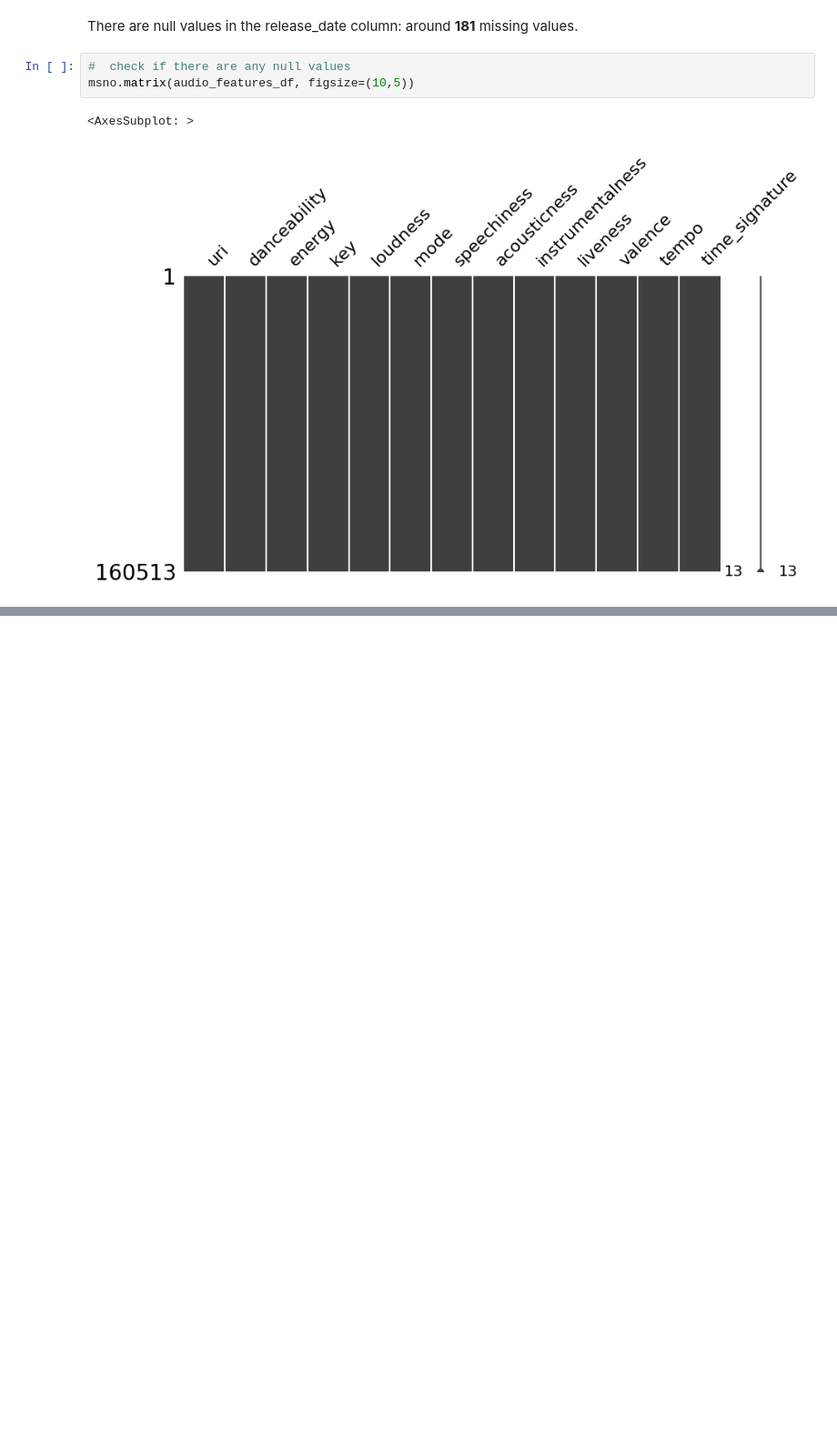
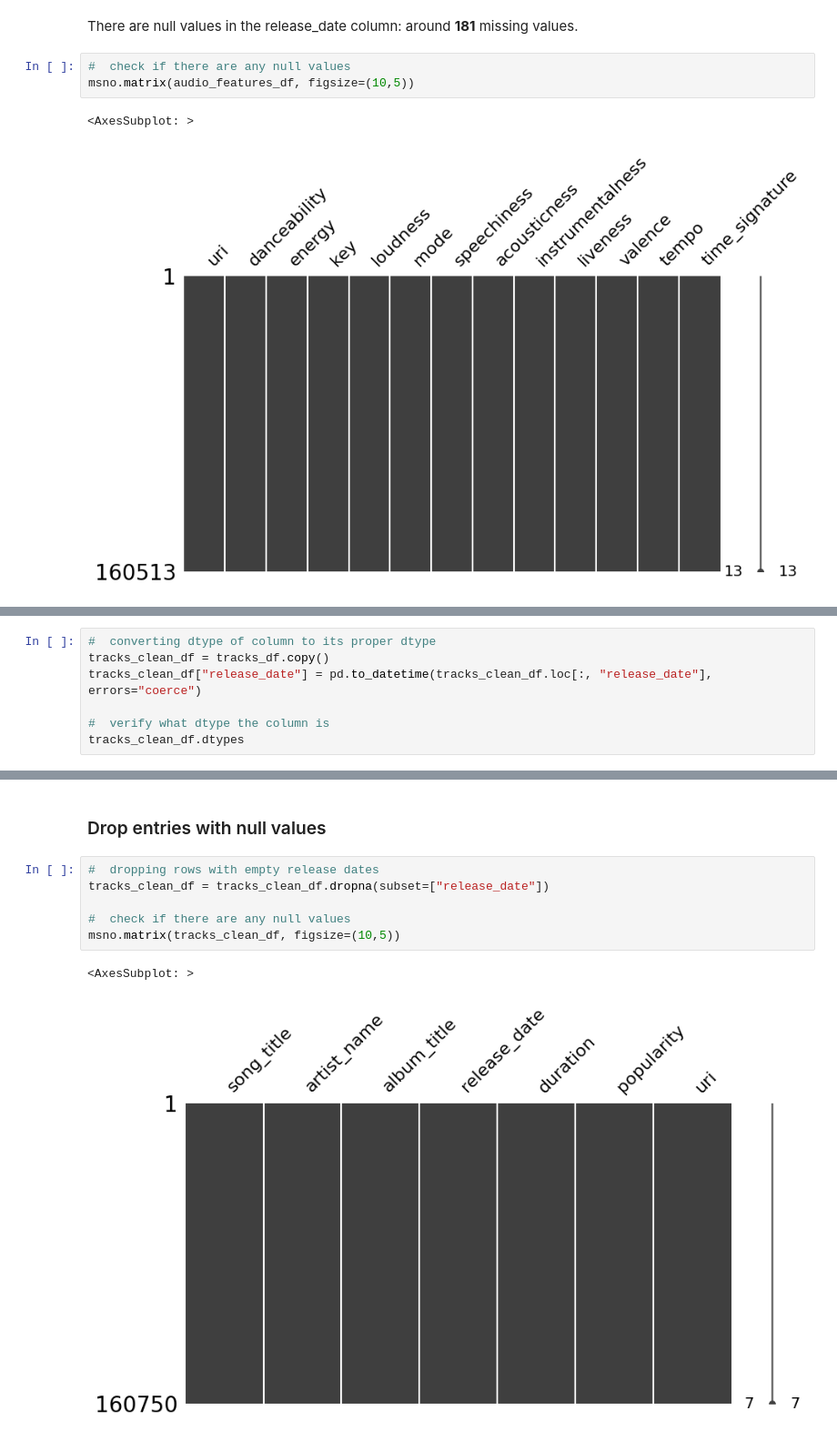
Before and after one commit to dapniii/DATA102-Spotify-Recommendation-System, a Jupyter notebook: main_project.ipynb, the cells around one changed output, grey strips where cells are left out. Shown at 91% size. Cells and saved outputs as stored; diff of their text form; blank space fills up the shorter version.

Commit message:
add data preprocessing, cleaning, and exploration parts

```diff
--- a/main_project.ipynb
+++ b/main_project.ipynb
@@ -148,0 +192,7 @@ audio_features_df[audiofeat_duplicated]
+# %%
+#  converting dtype of column to its proper dtype
+tracks_clean_df = tracks_df.copy()
+tracks_clean_df["release_date"] = pd.to_datetime(tracks_clean_df.loc[:, "release_date"], errors="coerce")
+
+#  verify what dtype the column is
+tracks_clean_df.dtypes
@@ -148,0 +208,11 @@ audio_features_df[audiofeat_duplicated]
+# %% [markdown]
+### Drop entries with null values
+# %%
+#  dropping rows with empty release dates
+tracks_clean_df = tracks_clean_df.dropna(subset=["release_date"])
+
+#  check if there are any null values
+msno.matrix(tracks_clean_df, figsize=(10,5))
+# %% [output]
+<AxesSubplot: >
+[figure, added]
```
Also changed, not shown: parts of 21 cells of this notebook.
